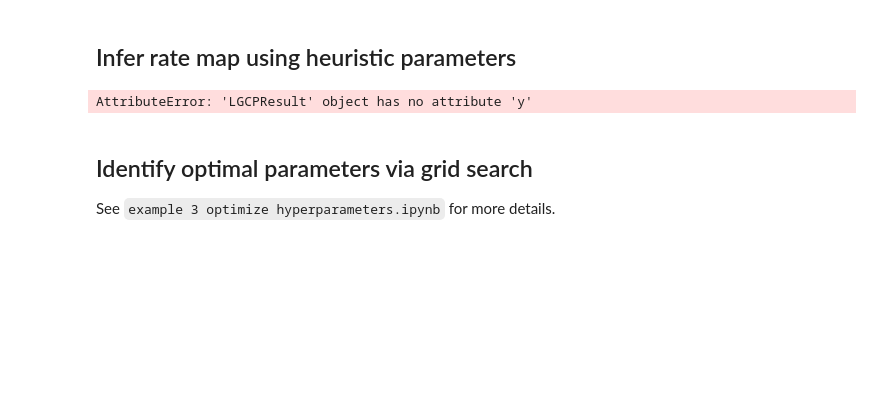
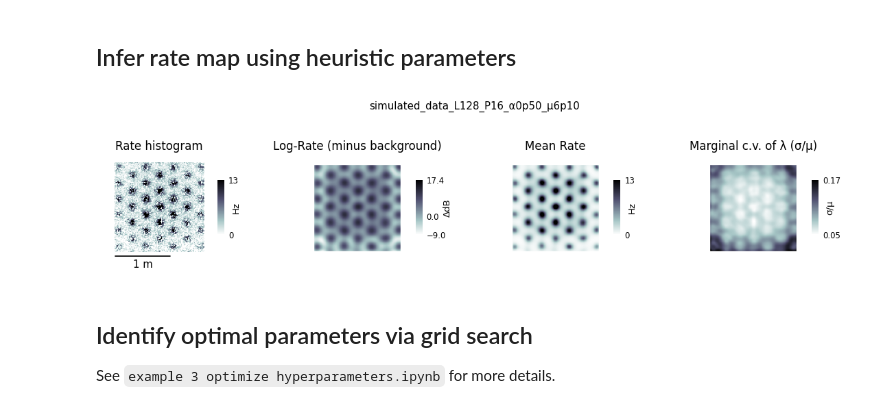
Before and after one commit to michaelerule/lgcpspatial, a Jupyter notebook: docs/example 0 hyperparameter groundtruth test.ipynb, the cells around one changed output. Saved outputs shown, nothing was run; the diff lists cells and outputs as text; code cells hidden in the pictures; blank space fills up the shorter version.

```diff
--- a/docs/example 0 hyperparameter groundtruth test.ipynb
+++ b/docs/example 0 hyperparameter groundtruth test.ipynb
@@ -181,16 +181,16 @@ Scale (Bessel):    0.5294715025647331
 # %%
 from lgcpspatial.loaddata import Dataset, Arena
 from lgcpspatial.lgcp2d   import lgcpregress
 
 P     = P_hat
 data  = Dataset.create_posthoc(L,N,y,lograte_guess=μz)
 data.arena = Arena.from_mask(mask)
 data.position_sample_rate = 1 # Hz, but this is fictional for simulated data
 data.scale = .5 # 1/Meters, but again: fictional
 result = lgcpregress(data,σ0,P)
-inference_summary_plot(data,result,ftitle=datasetname);
+inference_summary_plot(result,ftitle=datasetname);
 # %% [output]
-AttributeError: 'LGCPResult' object has no attribute 'y'
+[figure, added]
 # %% [markdown]
 ## Identify optimal parameters via grid search
 
```
Also changed, not shown: parts of 2 cells of this notebook, 36 other files.
